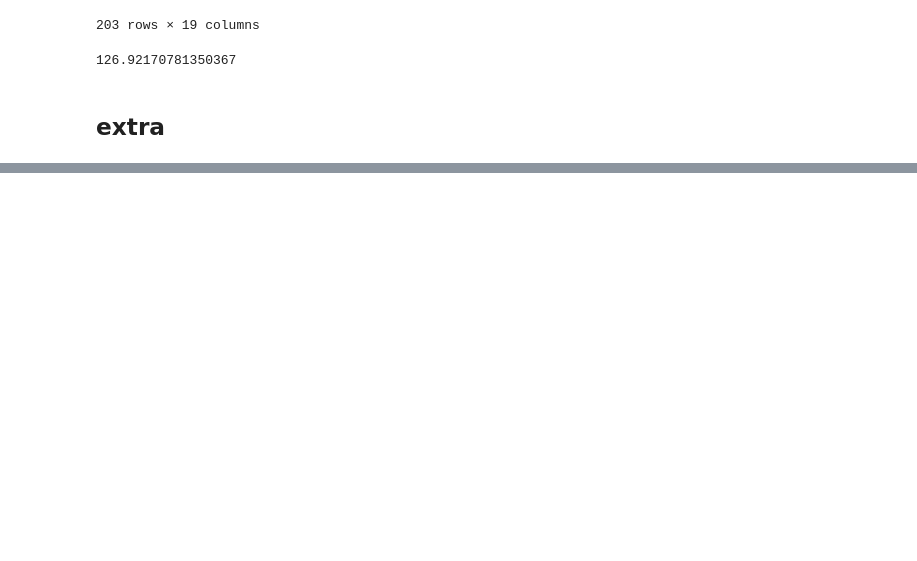
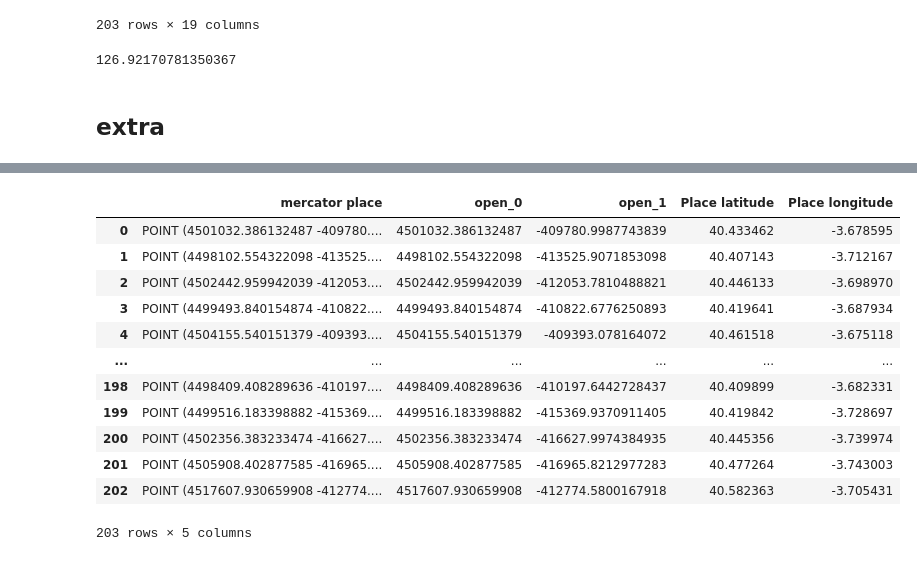
Before and after one commit to alvaro-saez/ironhack_proyecto1_bicimad_parques, a Jupyter notebook: test import dataset.ipynb, the cells around one changed output, grey strips where cells are left out. Saved outputs shown, nothing was run; the diff lists cells and outputs as text; code cells hidden in the pictures; blank space fills up the shorter version.

Commit message:
open street maps hecho

```diff
--- a/test import dataset.ipynb
+++ b/test import dataset.ipynb
@@ -364,0 +368,3 @@ final_df_min_distance
+# %%
+open_street_df = pd.DataFrame(final_df_min_distance["mercator place"])
+open_street_df
@@ -364,0 +385,31 @@ final_df_min_distance
+# %%
+def lat_long_open_street0(geo):
+    open_geo = str(geo).replace("POINT (","").replace(")","").split(" ")
+    open_point_0 = open_geo[0].strip()
+    return open_point_0
+# %%
+def lat_long_open_street1(geo):
+    open_geo = str(geo).replace("POINT (","").replace(")","").split(" ")
+    open_point_1 = open_geo[1].strip()
+    return open_point_1
+# %%
+open_street_df["open_0"] = open_street_df["mercator place"].apply(lat_long_open_street0)
+open_street_df["open_1"] = open_street_df["mercator place"].apply(lat_long_open_street1)
+open_street_df["Place latitude"] = final_df_min_distance["Place latitude"]
+open_street_df["Place longitude"] = final_df_min_distance["Place longitude"]
+
+open_street_df
+# %% [output]
+|  | mercator place | open_0 | open_1 | Place latitude | Place longitude |
+| 0 | POINT (4501032.386132487 -409780.... | 4501032.386132487 | -409780.9987743839 | 40.433462 | -3.678595 |
+| 1 | POINT (4498102.554322098 -413525.... | 4498102.554322098 | -413525.9071853098 | 40.407143 | -3.712167 |
+| 2 | POINT (4502442.959942039 -412053.... | 4502442.959942039 | -412053.7810488821 | 40.446133 | -3.698970 |
+| 3 | POINT (4499493.840154874 -410822.... | 4499493.840154874 | -410822.6776250893 | 40.419641 | -3.687934 |
+| 4 | POINT (4504155.540151379 -409393.... | 4504155.540151379 | -409393.078164072 | 40.461518 | -3.675118 |
+| ... | ... | ... | ... | ... | ... |
+| 198 | POINT (4498409.408289636 -410197.... | 4498409.408289636 | -410197.6442728437 | 40.409899 | -3.682331 |
+| 199 | POINT (4499516.183398882 -415369.... | 4499516.183398882 | -415369.9370911405 | 40.419842 | -3.728697 |
+| 200 | POINT (4502356.383233474 -416627.... | 4502356.383233474 | -416627.9974384935 | 40.445356 | -3.739974 |
+| 201 | POINT (4505908.402877585 -416965.... | 4505908.402877585 | -416965.8212977283 | 40.477264 | -3.743003 |
+| 202 | POINT (4517607.930659908 -412774.... | 4517607.930659908 | -412774.5800167918 | 40.582363 | -3.705431 |
+203 rows × 5 columns
```
Also changed, not shown: parts of 12 cells of this notebook, 11 other files.
